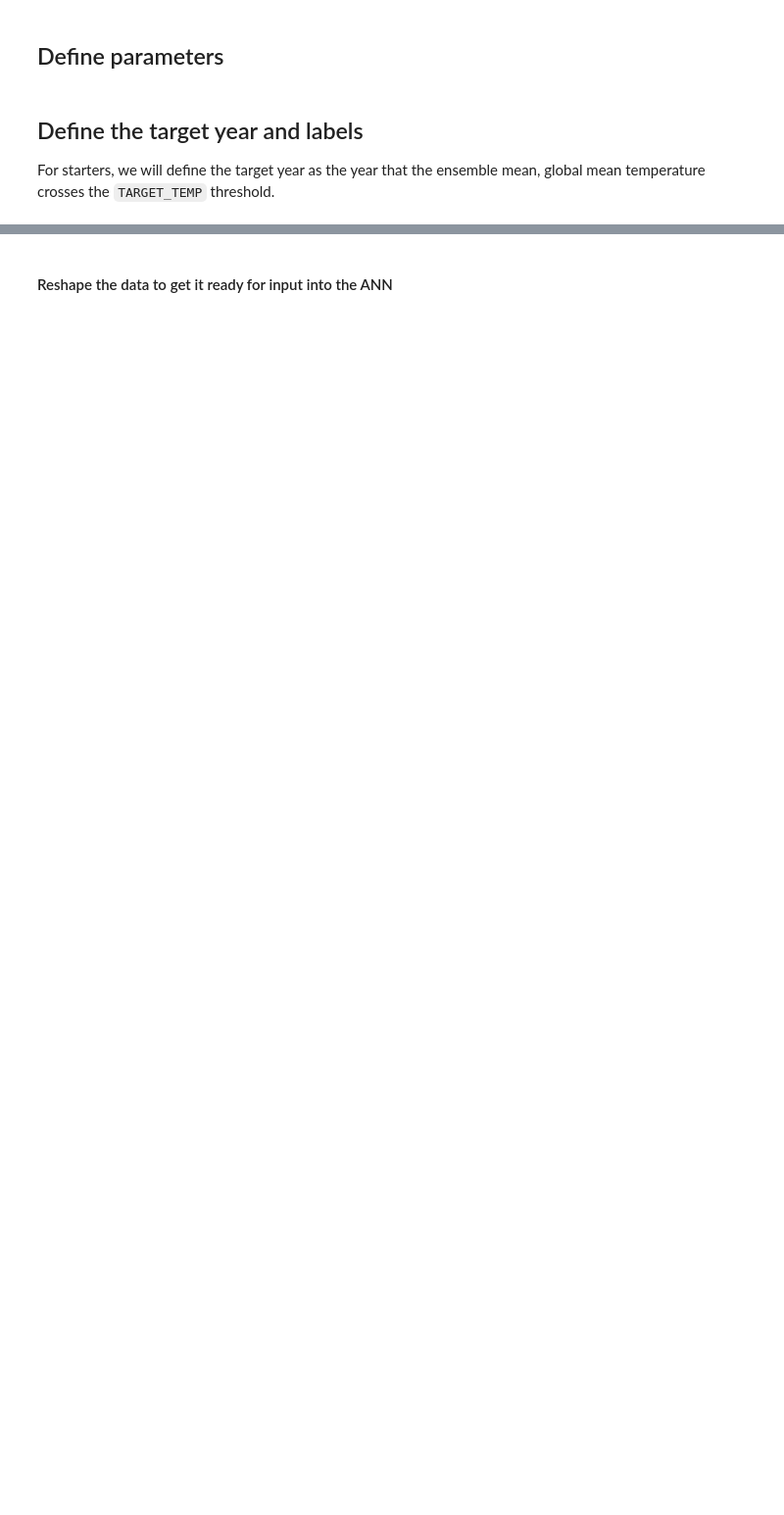
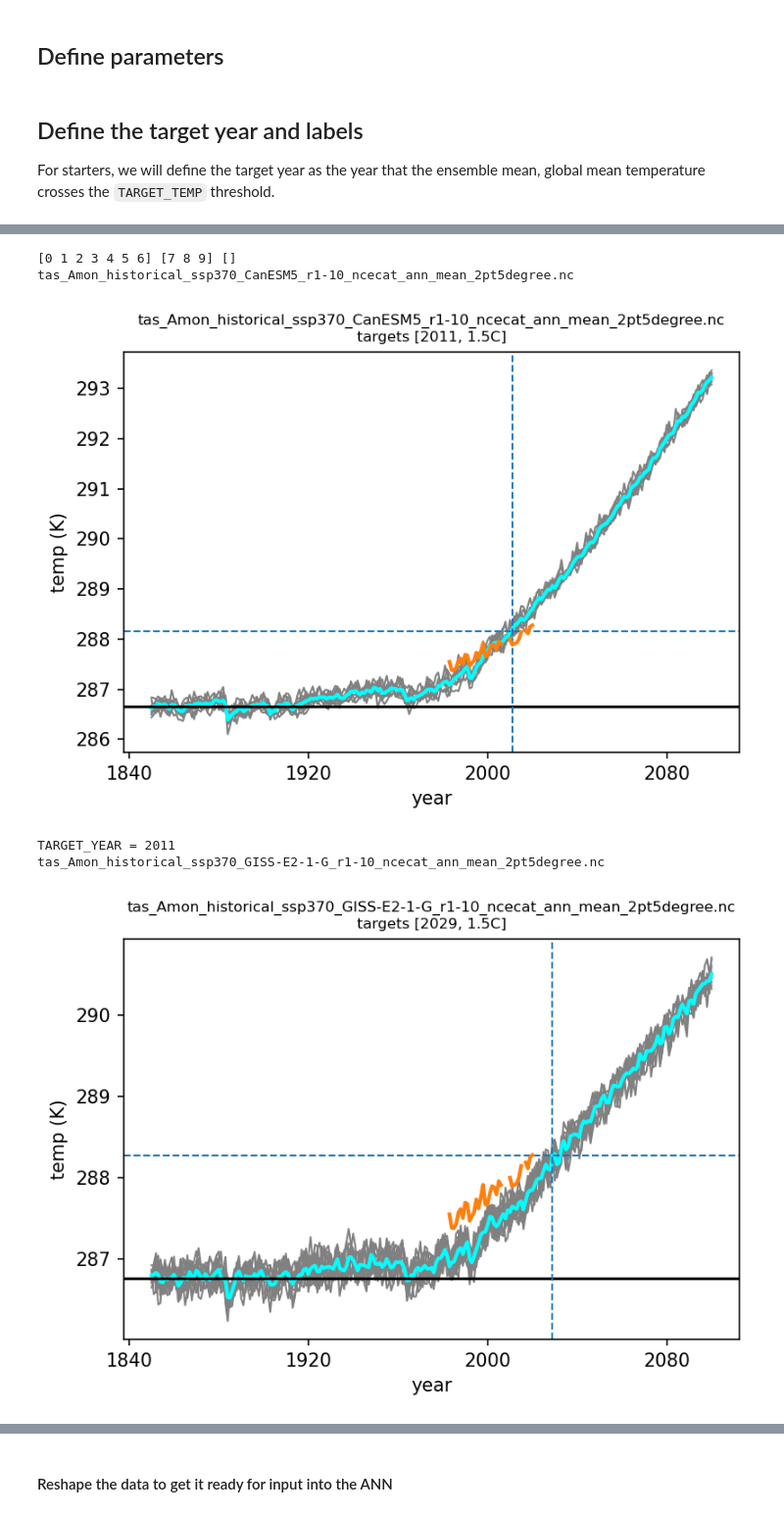
Before and after one commit to eabarnes1010/target_temp_detection, a Jupyter notebook: _train_model.ipynb, the cells around one changed output, grey strips where cells are left out. Shown at 98% size. Saved outputs shown, nothing was run; the diff lists cells and outputs as text; code cells hidden in the pictures; blank space fills up the shorter version.

```diff
--- a/_train_model.ipynb
+++ b/_train_model.ipynb
@@ -100,10 +110,11 @@ def get_labels(da, plot=False):
     if plot == True:
         for ens in np.arange(0,global_mean_ens.shape[0]):
             global_mean_ens[ens,:].plot(linewidth=1.0,color="gray")
-        global_mean.plot(linewidth=2,label='data',color="tab:orange")
+        global_mean.plot(linewidth=2,label='data',color="aqua")
         plt.axhline(y=baseline_mean, color='k', linestyle='-', label='baseline temp')
         plt.axhline(y=baseline_mean+TARGET_TEMP, color='tab:blue',linewidth=1., linestyle='--', label='target temp')
         plt.axvline(x=target_year,color='tab:blue',linewidth=1., linestyle='--', label='target year')
+        global_mean_obs.plot(linewidth=2,label='data',color="tab:orange")
         plt.xlabel('year')
         plt.ylabel('temp (K)')
         plt.title(f + '\ntargets [' + str(target_year.year) + ', ' + str(TARGET_TEMP) + 'C]',
@@ -119,14 +130,41 @@ def get_labels(da, plot=False):
 
     return labels, da['time.year'].values, target_year.year
 
+def preprocess_data(da, MEMBERS):
+
+    i_lat_start = np.where(da['lat']>=LAT_START)[0][0]
+    if MEMBERS is None:
+        new_data = da[:,i_lat_start:,:]
+    else:
+        new_data = da[MEMBERS,:,i_lat_start:,:]
+
+    if REMOVE_MEAN == 'raw':
+        new_data = new_data - new_data.mean(("lon","lat"))
+    elif REMOVE_MEAN == 'weighted':
+        weights = np.cos(np.deg2rad(new_data.lat))
+        weights.name = "weights"
+        new_data_weighted = new_data.weighted(weights)
+        new_data = new_data - new_data_weighted.mean(("lon","lat"))
+
+    return new_data
 
 def make_data_split(da, data, f_labels, f_years, labels, years, MEMBERS):
+
+    # only train on certain samples
+    iyears = np.where(f_years >= START_YEAR)[0]
+    f_years = f_years[iyears]
+    f_labels = f_labels[iyears]
+
+    # process the data, i.e. subtract the mean, etc.
+    new_data = preprocess_data(da, MEMBERS)
+    new_data = new_data[:,iyears,:,:]
+
     if data is None:
-        data = da[MEMBERS,iyears,:,:].values
+        data = new_data.values
         labels = np.tile(f_labels,(len(MEMBERS),1))
         years = np.tile(f_years,(len(MEMBERS),1))
     else:
-        data = np.concatenate((data,da[MEMBERS,iyears,:,:].values),axis=0)
+        data = np.concatenate((data,new_data.values),axis=0)
         labels = np.concatenate((labels,np.tile(f_labels,(len(MEMBERS),1))),axis=0)
         years = np.concatenate((years,np.tile(f_years,(len(MEMBERS),1))),axis=0)
 
@@ -147,38 +203,39 @@ for f in filenames:
     da = xr.open_dataarray(DATA_DIRECTORY + f)
     f_labels, f_years, f_target_year = get_labels(da, plot=True)
 
-    # only train on certain samples
-    iyears = np.where(f_years >= START_YEAR)[0]
-    f_years = f_years[iyears]
-    f_labels = f_labels[iyears]
-
     # create sets of train / validaton / test
     target_years = np.append(target_years,f_target_year)
-
     data_train, labels_train, years_train = make_data_split(da,
                                                             data_train,
                                                             f_labels,
                                                             f_years,
                                                             labels_train,
                                                             years_train,
                                                             TRAIN_MEMBERS)
     data_val, labels_val, years_val       = make_data_split(da,
                                                             data_val,
                                                             f_labels,
                                                             f_years,
                                                             labels_val,
                                                             years_val,
                                                             VAL_MEMBERS)
     data_test, labels_test, years_test    = make_data_split(da,
                                                             data_test,
                                                             f_labels,
                                                             f_years,
                                                             labels_test,
                                                             years_test,
                                                             TEST_MEMBERS)
 
 print('---------------------------')
-YEARS_UNIQUE = f_years
+YEARS_UNIQUE = np.unique(years_train)
 print('data_train.shape = ' + str(np.shape(data_train)))
 print('data_val.shape = ' + str(np.shape(data_val)))
 print('data_test.shape = ' + str(np.shape(data_test)))
+# %% [output]
+[0 1 2 3 4 5 6] [7 8 9] []
+tas_Amon_historical_ssp370_CanESM5_r1-10_ncecat_ann_mean_2pt5degree.nc
+[figure, added]
+TARGET_YEAR = 2011
+tas_Amon_historical_ssp370_GISS-E2-1-G_r1-10_ncecat_ann_mean_2pt5degree.nc
+[figure, added]
```
Also changed, not shown: parts of 14 cells of this notebook.
